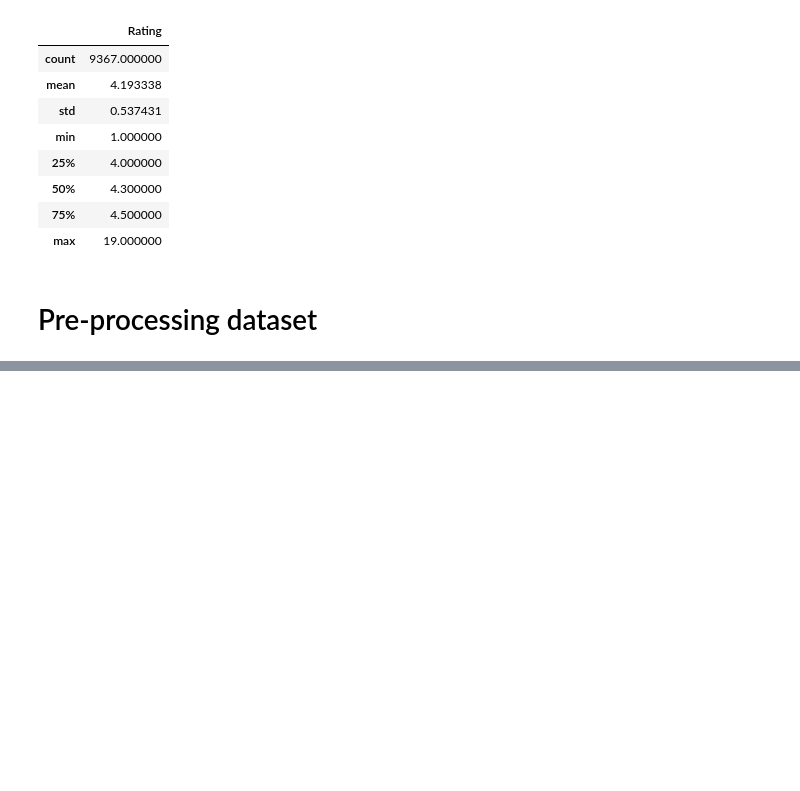
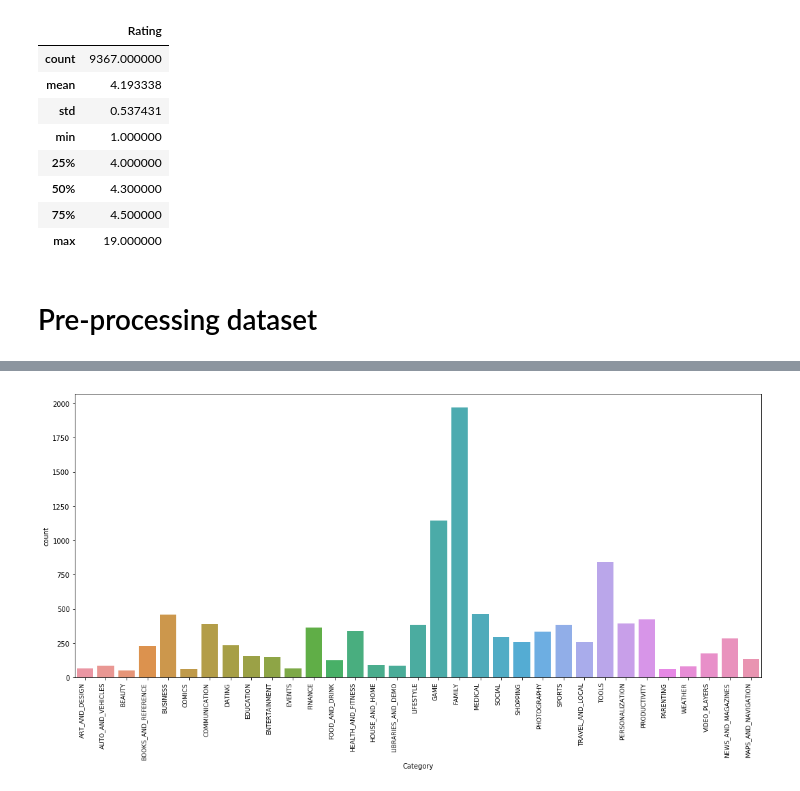
Before and after one commit to lamducanhndgv/CoderSchool-DataScience, a Jupyter notebook: Week_4/Google_Play_Store.ipynb, the cells around one changed output, grey strips where cells are left out. Drawn from its saved outputs; the diff is of its cells as text; code cells hidden in the pictures; blank space fills up the shorter version.

```diff
--- a/Week_4/Google_Play_Store.ipynb
+++ b/Week_4/Google_Play_Store.ipynb
@@ -135,0 +160,8 @@ array(['Everyone', 'Teen', 'Everyone 10+', 'Mature 17+',
+# %%
+plt.figure(figsize=(15, 8))
+num_AppsCategory = sns.countplot(x = 'Category' , data = GPlay_Store )
+num_AppsCategory.set_xticklabels(num_AppsCategory.get_xticklabels(), rotation=90, ha="right", fontsize = 9)
+plt.tight_layout()
+plt.show()
+# %% [output]
+[figure, added]
```
Also changed, not shown: parts of 8 cells of this notebook, 1 other file.
